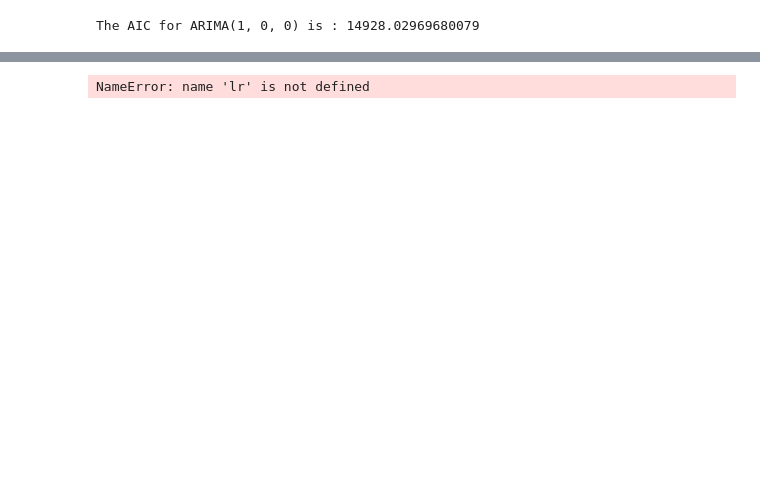
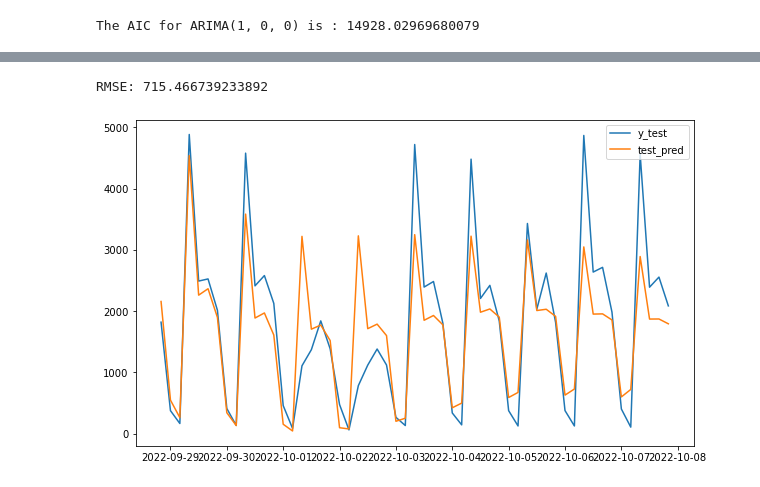
Before and after one commit to lmarett8/nyc_subway_traffic, a Jupyter notebook: notebooks/04_Preprocessing_Modeling.ipynb, the cells around one changed output, grey strips where cells are left out. Cells and saved outputs as stored; diff of their text form; code cells hidden in the pictures; blank space fills up the shorter version.

```diff
--- a/notebooks/04_Preprocessing_Modeling.ipynb
+++ b/notebooks/04_Preprocessing_Modeling.ipynb
@@ -150,8 +150,6 @@ model = arima.fit()
 print(f'The AIC for ARIMA(1, 0, 0) is : {model.aic}')
 # %% [output]
 The AIC for ARIMA(1, 0, 0) is : 14928.02969680079
-# %%
-def evaluate_model(df, p, d, q):
 # %%
 def AR_model_gridsearch(df, p_values, d_values, q_values):
 
@@ -247,5 +244,0 @@ ARIMA:(12,0,1)
-# %%
-#Evaluate the model
-lr.score(X_train, y_train), lr.score(X_test,y_test)
-# %% [output]
-NameError: name 'lr' is not defined
@@ -260,0 +245,25 @@ mean_squared_error(y_test, pred, squared=False)
+# %%
+def evaluate_model(df, p_value, d_value, q_value):
+    y_train, y_test = train_test_split(df, test_size = 0.05, shuffle = False)
+
+    arima = ARIMA(endog = y_train, order = (p_value, d_value, q_value), freq = '4H')
+
+    model = arima.fit()
+
+    preds = model.predict(start = y_test.index[0], end = y_test.index[-1])
+    model.summary()
+    # print(f'Training R^2 Score: {model.score(X_train, y_train)}')
+    # print(f'Testing R^2 Score: {model.score(X_test, y_test)}')
+    # print(y_test[0:-54].shape)
+    # print(preds.shape)
+    print(f'RMSE: {mean_squared_error(y_test, preds, squared = False)}')
+
+    plt.figure(figsize = (10, 6))
+    plt.plot(y_test, label = 'y_test')
+    plt.plot(y_test.index, preds, label = 'test_pred')
+    plt.legend();
+# %%
+evaluate_model(df['entries'], 19, 0, 1)
+# %% [output]
+RMSE: 715.466739233892
+[figure, added]
```
Also changed, not shown: parts of 5 cells of this notebook.
